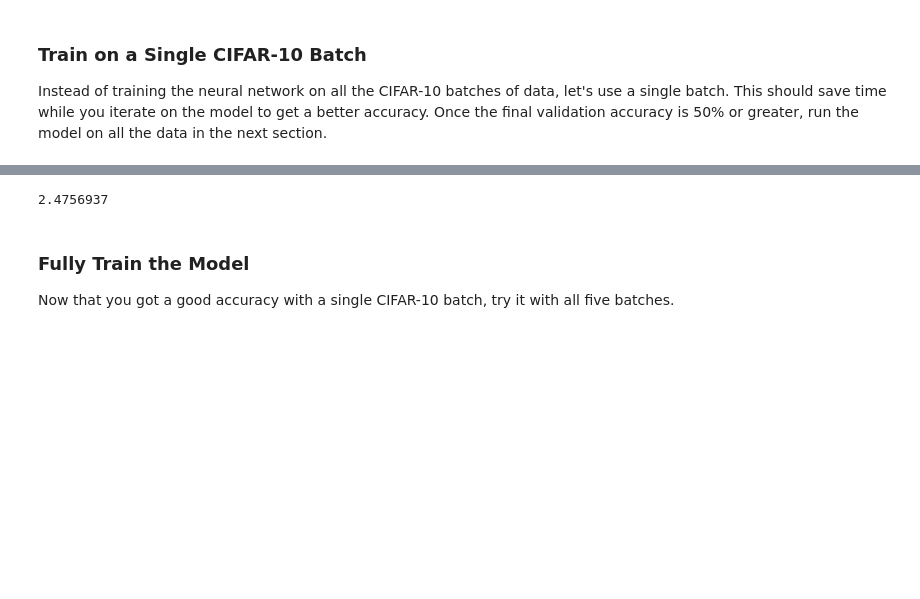
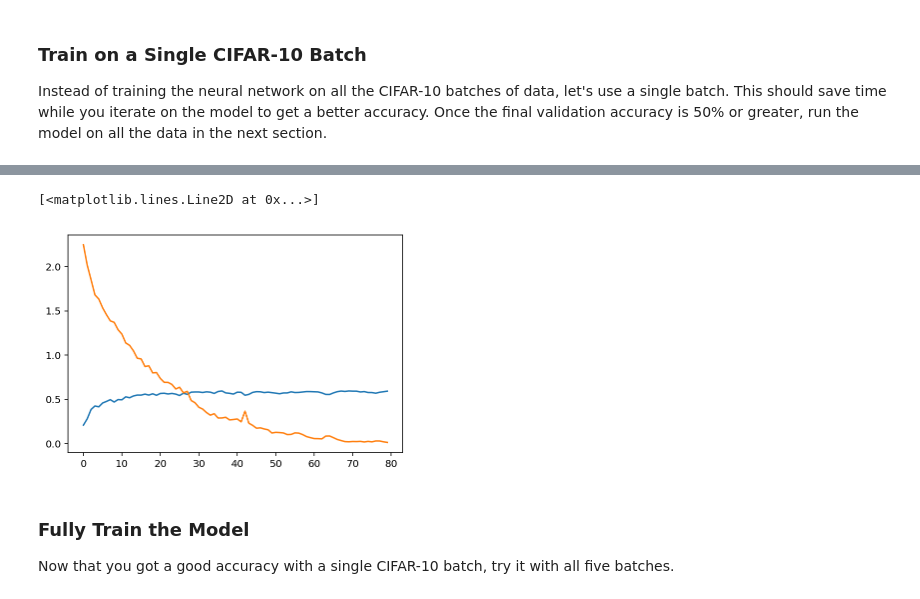
Before and after one commit to Wajih-O/deep-learning, a Jupyter notebook: image-classification/dlnd_image_classification.ipynb, the cells around one changed output, grey strips where cells are left out. Cells and saved outputs as stored; diff of their text form; code cells hidden in the pictures; blank space fills up the shorter version.

```diff
--- a/image-classification/dlnd_image_classification.ipynb
+++ b/image-classification/dlnd_image_classification.ipynb
@@ -520,7 +532,11 @@ Epoch 80, CIFAR-10 Batch 1:  cost: 0.0813538208603859, accuracy: 0.5364000201225
-# %%
-learning_evolution[0][0]
-# %% [output]
-2.4756937
+# %%
+import matplotlib.pyplot as plt
+cost_, acc_ = zip(*learning_evolution)
+plt.plot ( acc_)
+plt.plot(cost_)
+# %% [output]
+[<matplotlib.lines.Line2D at 0x...>]
+[figure, added]
 # %% [markdown]
 ### Fully Train the Model
 Now that you got a good accuracy with a single CIFAR-10 batch, try it with all five batches.
```
Also changed, not shown: parts of 10 cells of this notebook.
